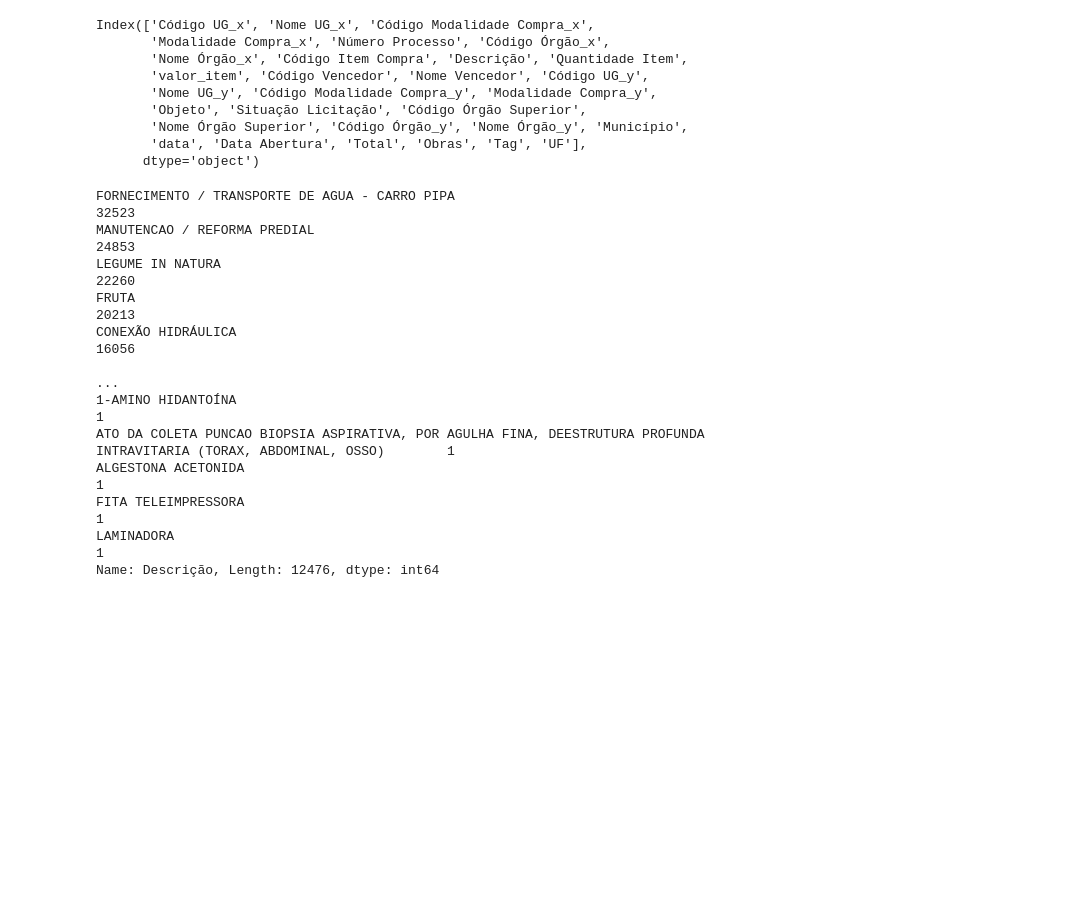
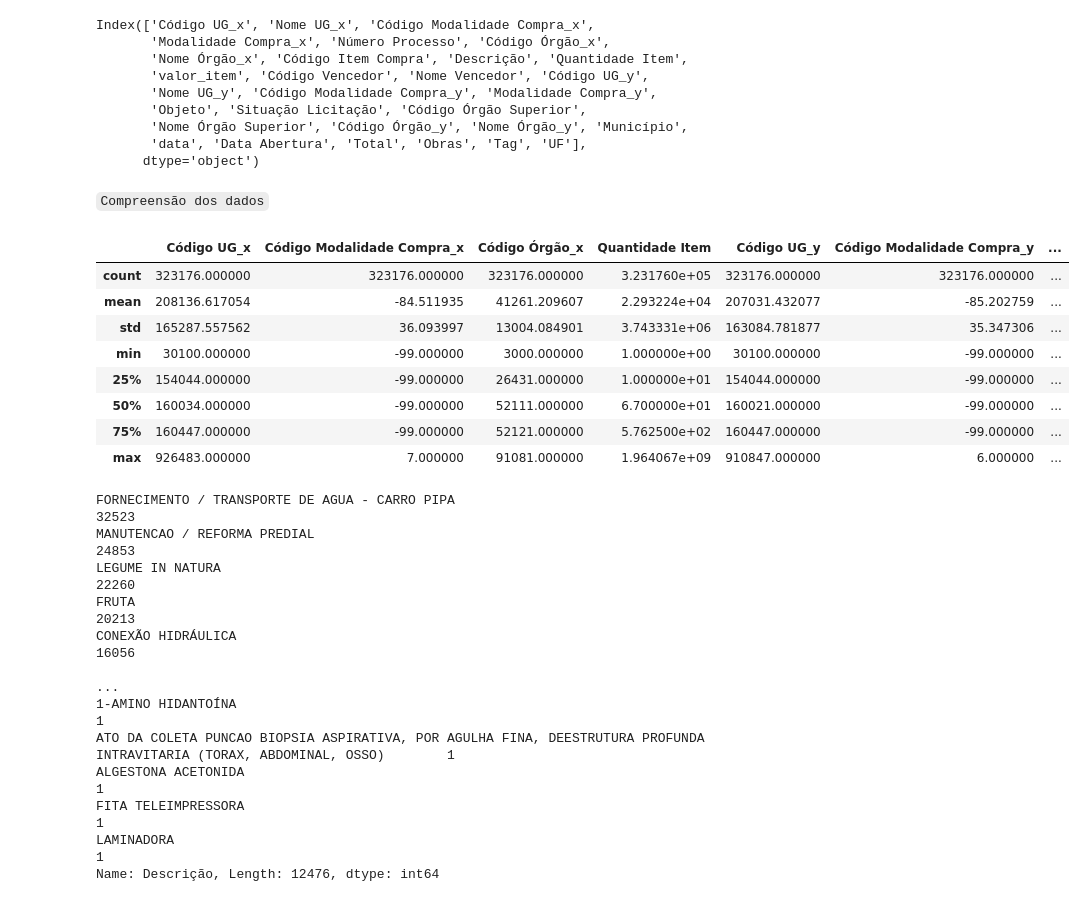
Before and after one commit to ednaelxd/public_bidding, a Jupyter notebook: notebooks/abordagem_estatistica.ipynb, the cells around one changed output. Drawn from its saved outputs; the diff is of its cells as text; code cells hidden in the pictures; blank space fills up the shorter version.

```diff
--- a/notebooks/abordagem_estatistica.ipynb
+++ b/notebooks/abordagem_estatistica.ipynb
@@ -47,6 +55,20 @@ Index(['Código UG_x', 'Nome UG_x', 'Código Modalidade Compra_x',
        'Nome Órgão Superior', 'Código Órgão_y', 'Nome Órgão_y', 'Município',
        'data', 'Data Abertura', 'Total', 'Obras', 'Tag', 'UF'],
       dtype='object')
+# %% [markdown]
+`Compreensão dos dados`
+# %%
+df.describe()
+# %% [output]
+|  | Código UG_x | Código Modalidade Compra_x | Código Órgão_x | Quantidade Item | Código UG_y | Código Modalidade Compra_y | ... |
+| count | 323176.000000 | 323176.000000 | 323176.000000 | 3.231760e+05 | 323176.000000 | 323176.000000 | ... |
+| mean | 208136.617054 | -84.511935 | 41261.209607 | 2.293224e+04 | 207031.432077 | -85.202759 | ... |
+| std | 165287.557562 | 36.093997 | 13004.084901 | 3.743331e+06 | 163084.781877 | 35.347306 | ... |
+| min | 30100.000000 | -99.000000 | 3000.000000 | 1.000000e+00 | 30100.000000 | -99.000000 | ... |
+| 25% | 154044.000000 | -99.000000 | 26431.000000 | 1.000000e+01 | 154044.000000 | -99.000000 | ... |
+| 50% | 160034.000000 | -99.000000 | 52111.000000 | 6.700000e+01 | 160021.000000 | -99.000000 | ... |
+| 75% | 160447.000000 | -99.000000 | 52121.000000 | 5.762500e+02 | 160447.000000 | -99.000000 | ... |
+| max | 926483.000000 | 7.000000 | 91081.000000 | 1.964067e+09 | 910847.000000 | 6.000000 | ... |
 # %%
 df_itens.Descrição.value_counts()
 # %% [output]
```
Also changed, not shown: parts of 19 cells of this notebook.
